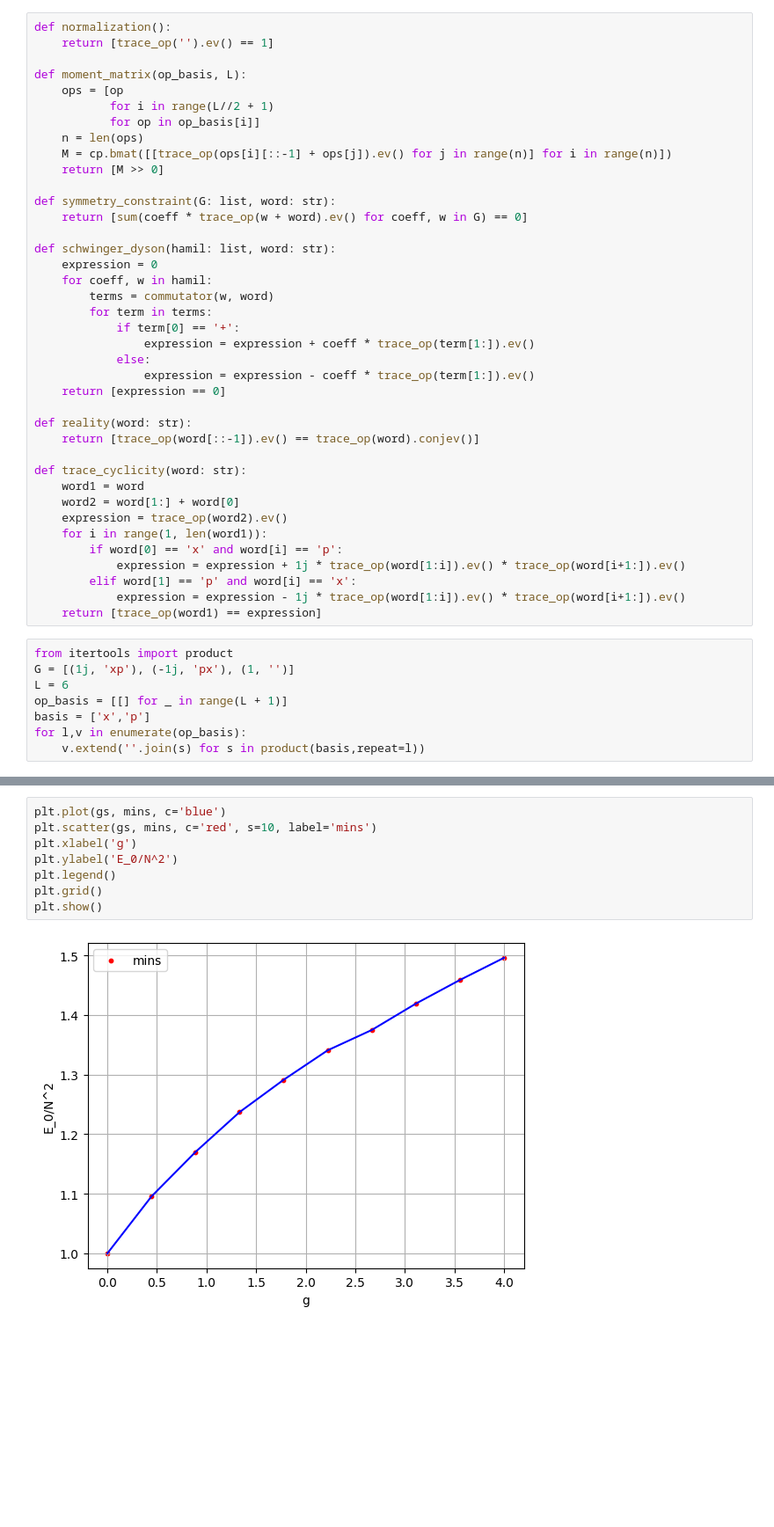
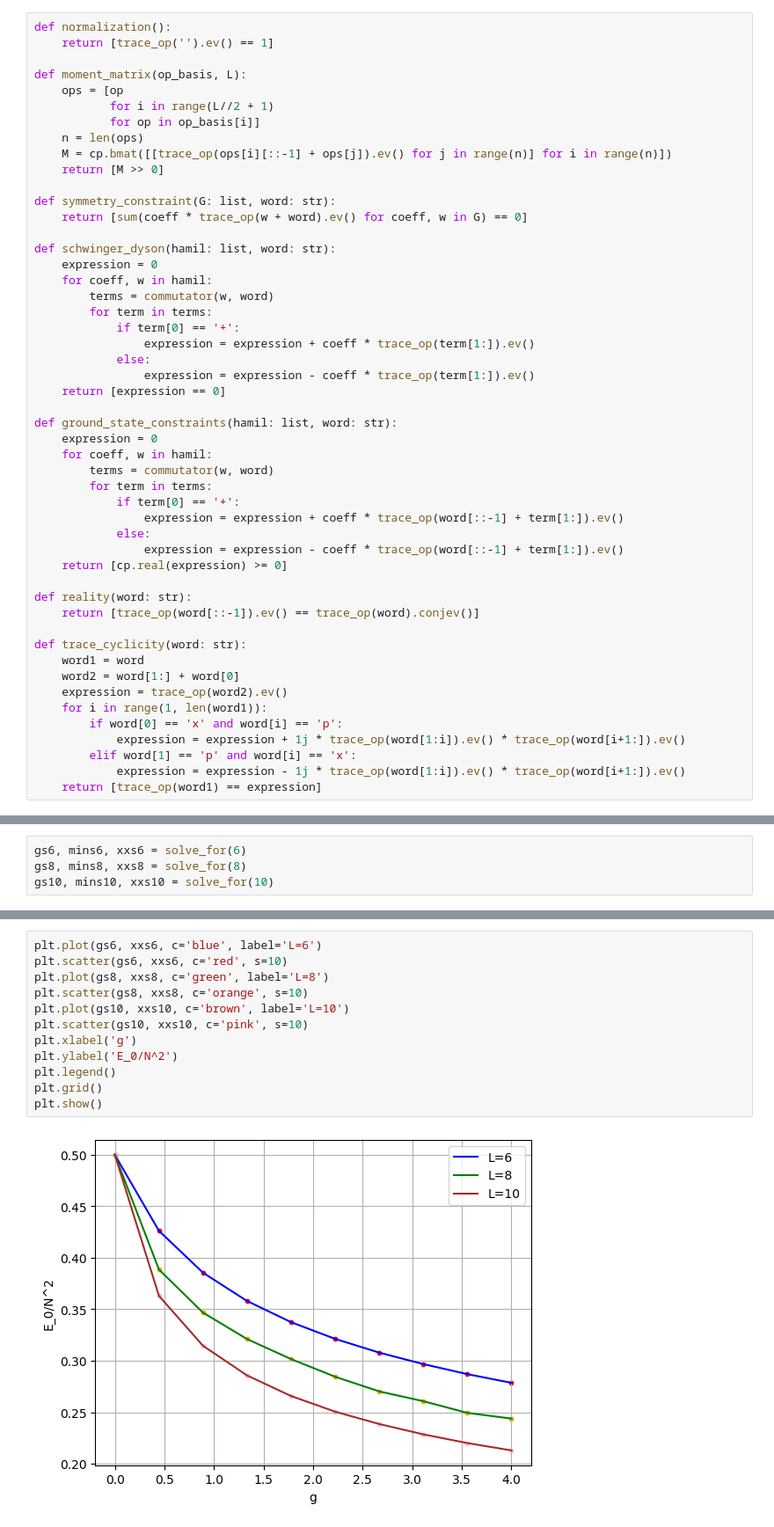
Before and after one commit to Newtech66/mtp-matrix-bootstrap, a Jupyter notebook: matrix_bootstrap.ipynb, the cells around one changed output, grey strips where cells are left out. Shown at 88% size. Cells and saved outputs as stored; diff of their text form; blank space fills up the shorter version.

```diff
--- a/matrix_bootstrap.ipynb
+++ b/matrix_bootstrap.ipynb
@@ -102,6 +80,17 @@ def schwinger_dyson(hamil: list, word: str):
                 expression = expression - coeff * trace_op(term[1:]).ev()
     return [expression == 0]
 
+def ground_state_constraints(hamil: list, word: str):
+    expression = 0
+    for coeff, w in hamil:
+        terms = commutator(w, word)
+        for term in terms:
+            if term[0] == '+':
+                expression = expression + coeff * trace_op(word[::-1] + term[1:]).ev()
+            else:
+                expression = expression - coeff * trace_op(word[::-1] + term[1:]).ev()
+    return [cp.real(expression) >= 0]
+
 def reality(word: str):
     return [trace_op(word[::-1]).ev() == trace_op(word).conjev()]
 
@@ -115,11 +104,3 @@ def trace_cyclicity(word: str):
         elif word[1] == 'p' and word[i] == 'x':
             expression = expression - 1j * trace_op(word[1:i]).ev() * trace_op(word[i+1:]).ev()
     return [trace_op(word1) == expression]
-# %%
-from itertools import product
-G = [(1j, 'xp'), (-1j, 'px'), (1, '')]
-L = 6
-op_basis = [[] for _ in range(L + 1)]
-basis = ['x','p']
-for l,v in enumerate(op_basis):
-    v.extend(''.join(s) for s in product(basis,repeat=l))
@@ -172,0 +148,4 @@ Solving for g=4.0:
+# %%
+gs6, mins6, xxs6 = solve_for(6)
+gs8, mins8, xxs8 = solve_for(8)
+gs10, mins10, xxs10 = solve_for(10)
@@ -220,10 +206,14 @@ Solving for g=4.0:
 # %%
-plt.plot(gs, mins, c='blue')
-plt.scatter(gs, mins, c='red', s=10, label='mins')
+plt.plot(gs6, xxs6, c='blue', label='L=6')
+plt.scatter(gs6, xxs6, c='red', s=10)
+plt.plot(gs8, xxs8, c='green', label='L=8')
+plt.scatter(gs8, xxs8, c='orange', s=10)
+plt.plot(gs10, xxs10, c='brown', label='L=10')
+plt.scatter(gs10, xxs10, c='pink', s=10)
 plt.xlabel('g')
 plt.ylabel('E_0/N^2')
 plt.legend()
 plt.grid()
 plt.show()
 # %% [output]
-[figure, old version]
+[figure, new version]
```
Also changed, not shown: parts of 9 cells of this notebook, 4 other files.
